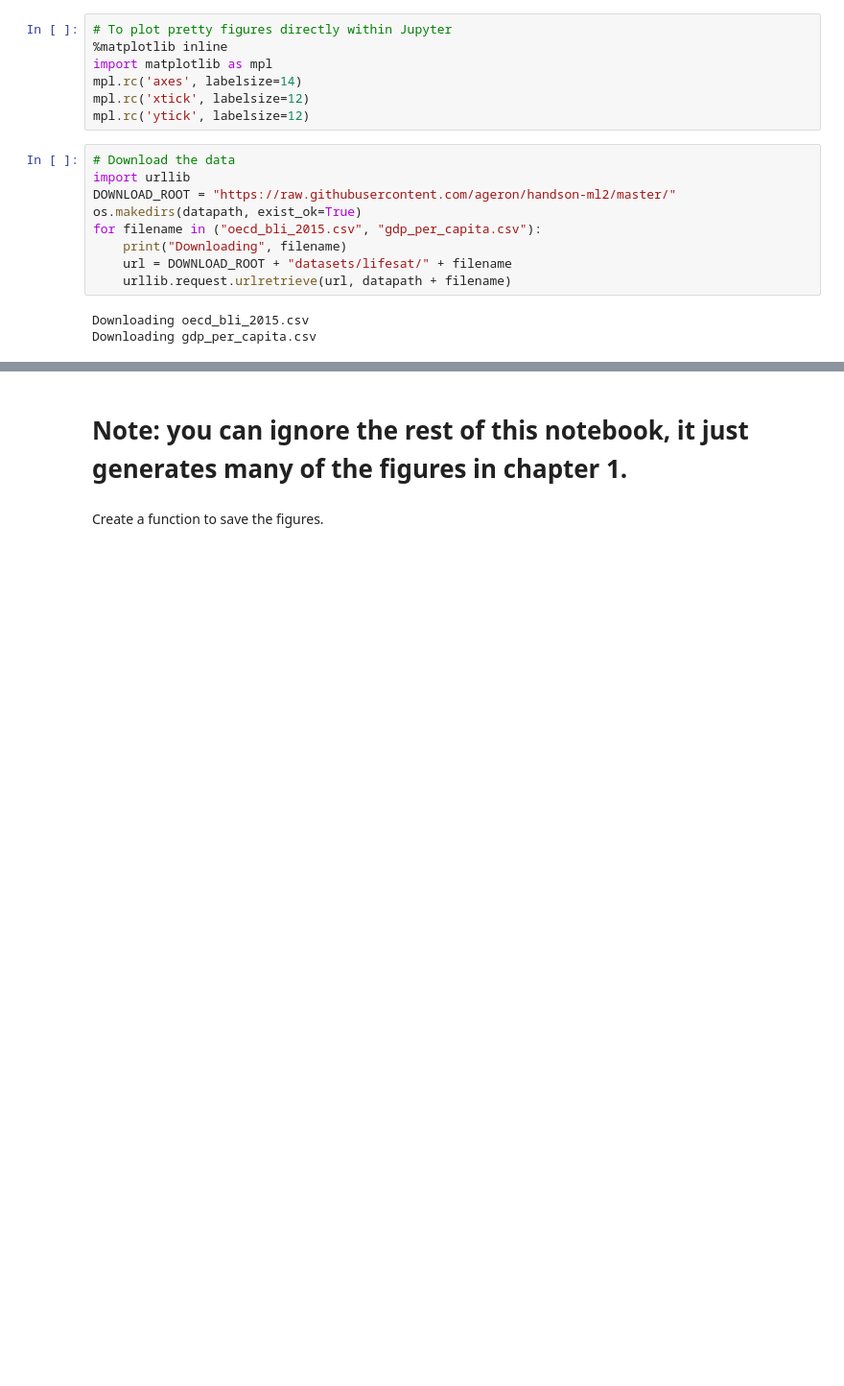
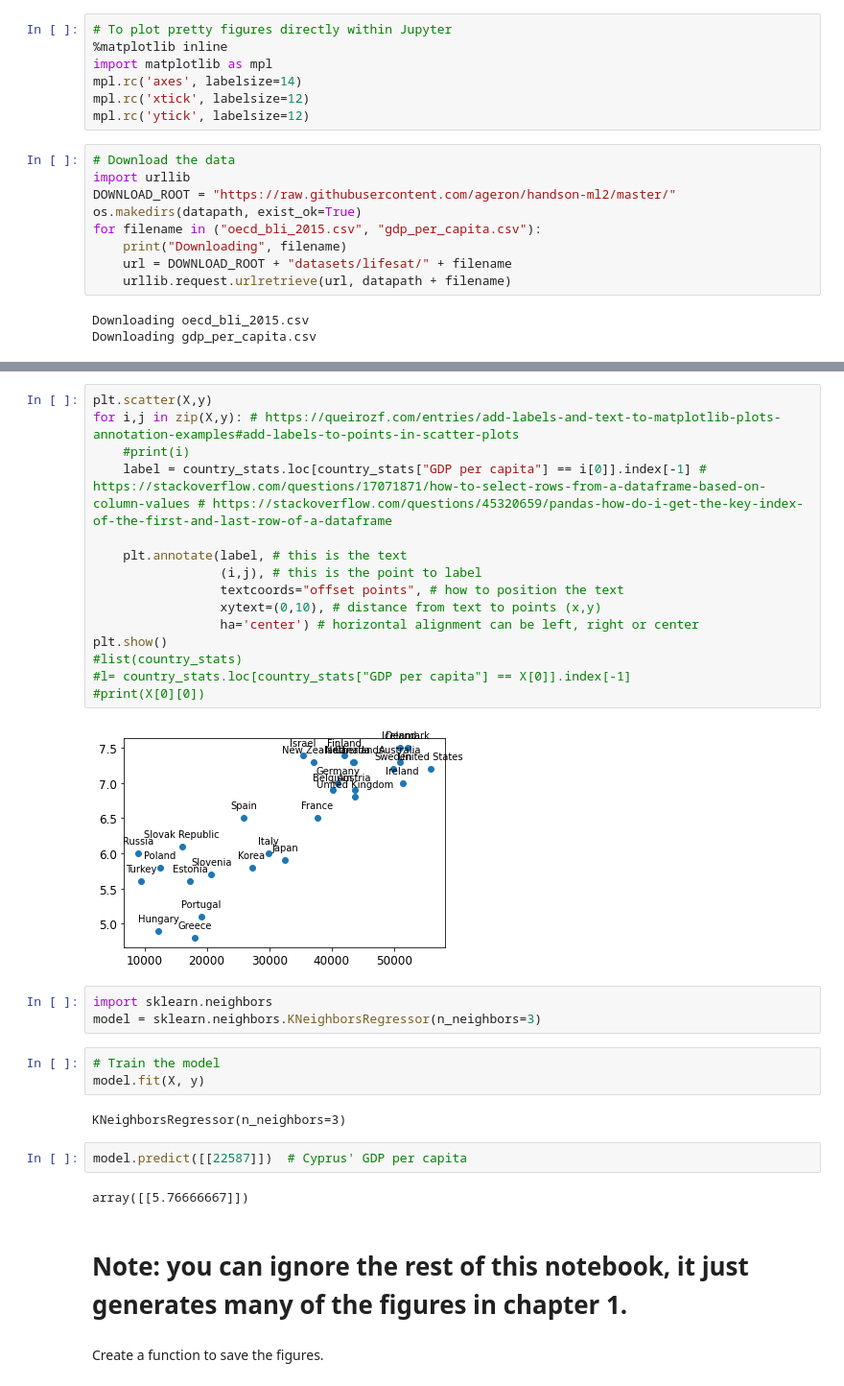
Before and after one commit to romangrothausmann/handson-ml2, a Jupyter notebook: 01_the_machine_learning_landscape.ipynb, the cells around one changed output, grey strips where cells are left out. Shown at 96% size. Cells and saved outputs as stored; diff of their text form; blank space fills up the shorter version.

```diff
--- a/01_the_machine_learning_landscape.ipynb
+++ b/01_the_machine_learning_landscape.ipynb
@@ -101,3 +95,32 @@ print(model.predict(X_new))
+# %%
+plt.scatter(X,y)
+for i,j in zip(X,y): # https://queirozf.com/entries/add-labels-and-text-to-matplotlib-plots-annotation-examples#add-labels-to-points-in-scatter-plots
+    #print(i)
+    label = country_stats.loc[country_stats["GDP per capita"] == i[0]].index[-1] # https://stackoverflow.com/questions/17071871/how-to-select-rows-from-a-dataframe-based-on-column-values # https://stackoverflow.com/questions/45320659/pandas-how-do-i-get-the-key-index-of-the-first-and-last-row-of-a-dataframe
+
+    plt.annotate(label, # this is the text
+                 (i,j), # this is the point to label
+                 textcoords="offset points", # how to position the text
+                 xytext=(0,10), # distance from text to points (x,y)
+                 ha='center') # horizontal alignment can be left, right or center
+plt.show()
+#list(country_stats)
+#l= country_stats.loc[country_stats["GDP per capita"] == X[0]].index[-1]
+#print(X[0][0])
+# %% [output]
+[figure, added]
+# %%
+import sklearn.neighbors
+model = sklearn.neighbors.KNeighborsRegressor(n_neighbors=3)
+# %%
+# Train the model
+model.fit(X, y)
+# %% [output]
+KNeighborsRegressor(n_neighbors=3)
+# %%
+model.predict([[22587]])  # Cyprus' GDP per capita
+# %% [output]
+array([[5.76666667]])
 # %% [markdown]
 # Note: you can ignore the rest of this notebook, it just generates many of the figures in chapter 1.
 # %% [markdown]
```
Also changed, not shown: parts of 1 cell of this notebook.
